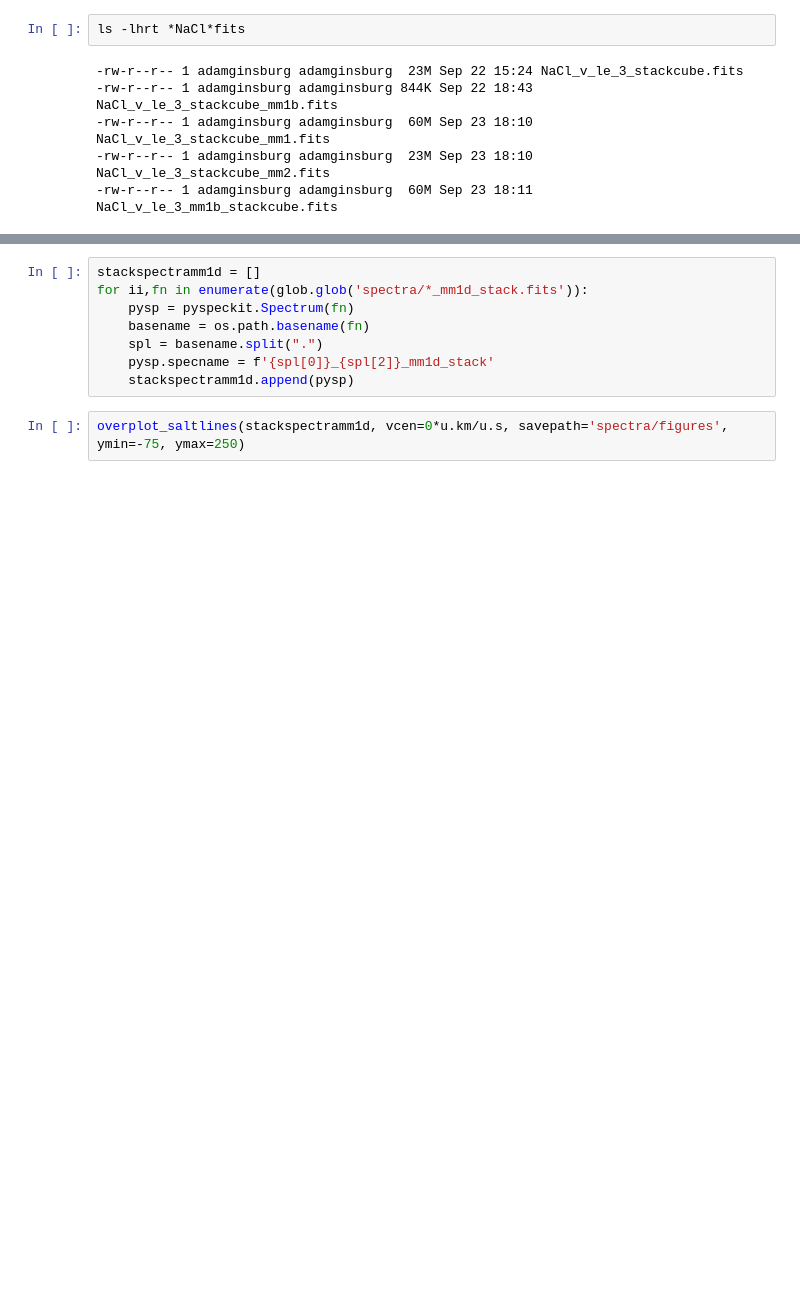
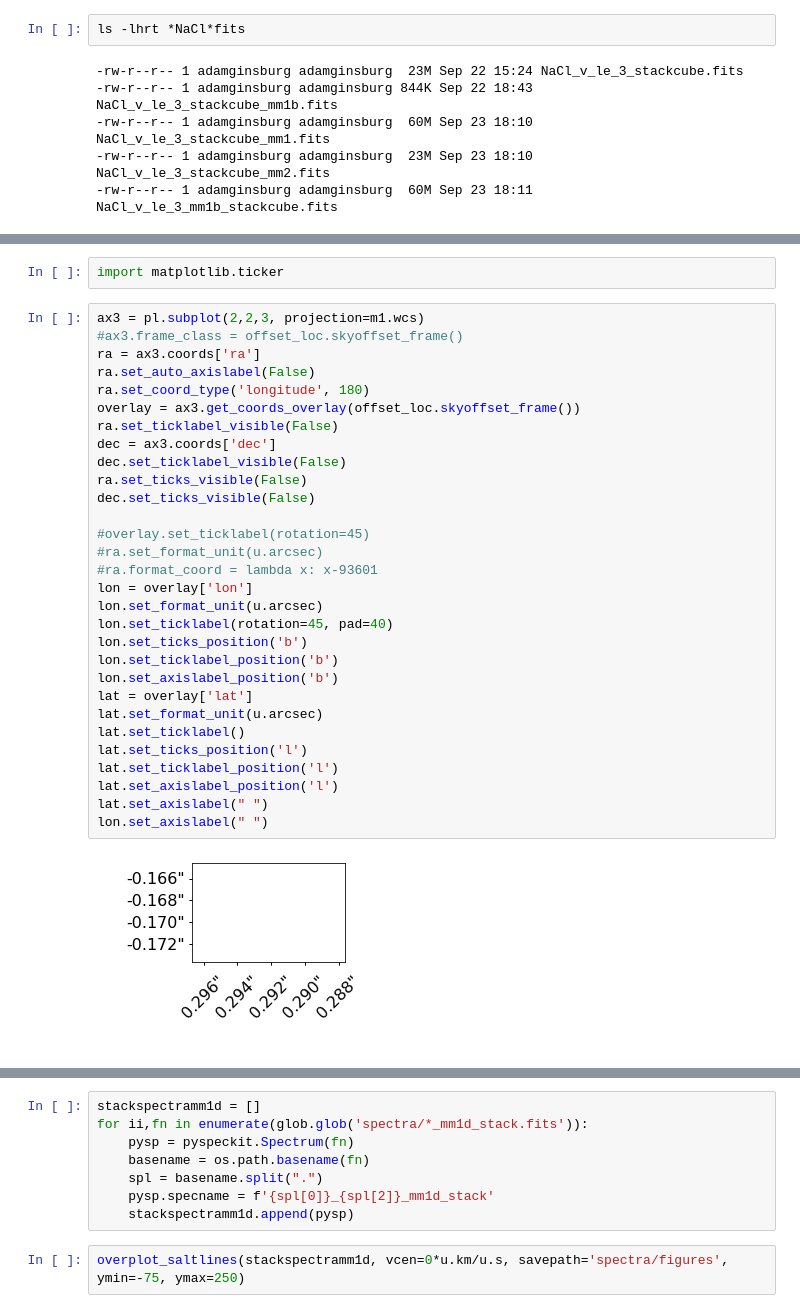
Before and after one commit to keflavich/saltmining, a Jupyter notebook: notebooks/SanhuezaN6334I.ipynb, the cells around one changed output, grey strips where cells are left out. Saved outputs shown, nothing was run; the diff lists cells and outputs as text; blank space fills up the shorter version.

```diff
--- a/notebooks/SanhuezaN6334I.ipynb
+++ b/notebooks/SanhuezaN6334I.ipynb
@@ -1448,3 +1480,37 @@ pl.savefig("NGC6334Imm1b_m0m1_grid_ticks.png", bbox_inches='tight', dpi=300)
+# %%
+import matplotlib.ticker
+# %%
+ax3 = pl.subplot(2,2,3, projection=m1.wcs)
+#ax3.frame_class = offset_loc.skyoffset_frame()
+ra = ax3.coords['ra']
+ra.set_auto_axislabel(False)
+ra.set_coord_type('longitude', 180)
+overlay = ax3.get_coords_overlay(offset_loc.skyoffset_frame())
+ra.set_ticklabel_visible(False)
+dec = ax3.coords['dec']
+dec.set_ticklabel_visible(False)
+ra.set_ticks_visible(False)
+dec.set_ticks_visible(False)
+
+#overlay.set_ticklabel(rotation=45)
+#ra.set_format_unit(u.arcsec)
+#ra.format_coord = lambda x: x-93601
+lon = overlay['lon']
+lon.set_format_unit(u.arcsec)
+lon.set_ticklabel(rotation=45, pad=40)
+lon.set_ticks_position('b')
+lon.set_ticklabel_position('b')
+lon.set_axislabel_position('b')
+lat = overlay['lat']
+lat.set_format_unit(u.arcsec)
+lat.set_ticklabel()
+lat.set_ticks_position('l')
+lat.set_ticklabel_position('l')
+lat.set_axislabel_position('l')
+lat.set_axislabel(" ")
+lon.set_axislabel(" ")
+# %% [output]
+[figure, added]
 # %%
 # try creating a vmap based on another line
 restval = 232.6867*u.GHz # 'H2Ov2=1_5(5,0)-6(4,3)':
```
Also changed, not shown: parts of 6 cells of this notebook, 9 other files.
